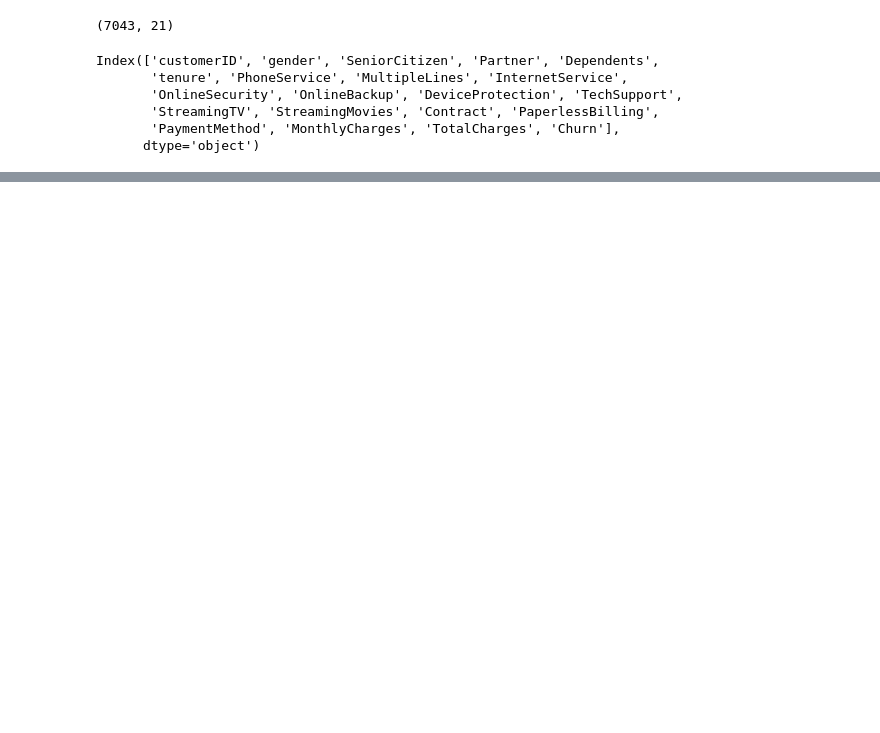
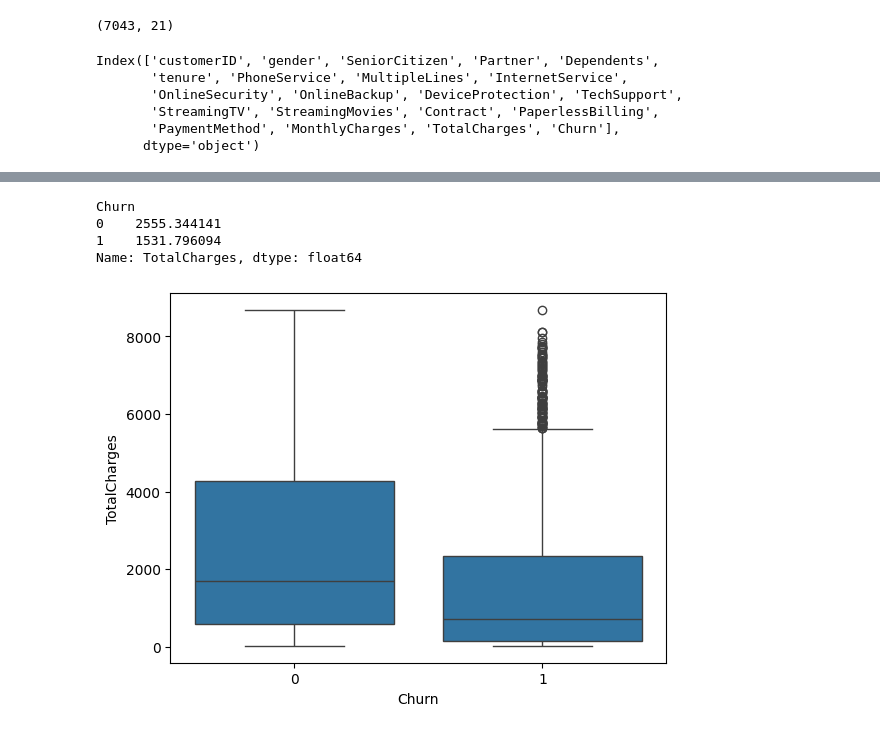
Before and after one commit to abhishiron/telecom-customer-churnn, a Jupyter notebook: customer_churn.ipynb, the cells around one changed output, grey strips where cells are left out. Cells and saved outputs as stored; diff of their text form; code cells hidden in the pictures; blank space fills up the shorter version.

```diff
--- a/customer_churn.ipynb
+++ b/customer_churn.ipynb
@@ -59,0 +121,9 @@ dtype: object
+# %%
+sns.boxplot(x='Churn', y='TotalCharges', data=df)
+df.groupby('Churn')['TotalCharges'].mean()
+# %% [output]
+Churn
+0    2555.344141
+1    1531.796094
+Name: TotalCharges, dtype: float64
+[figure, added]
```
Also changed, not shown: parts of 36 cells of this notebook.
